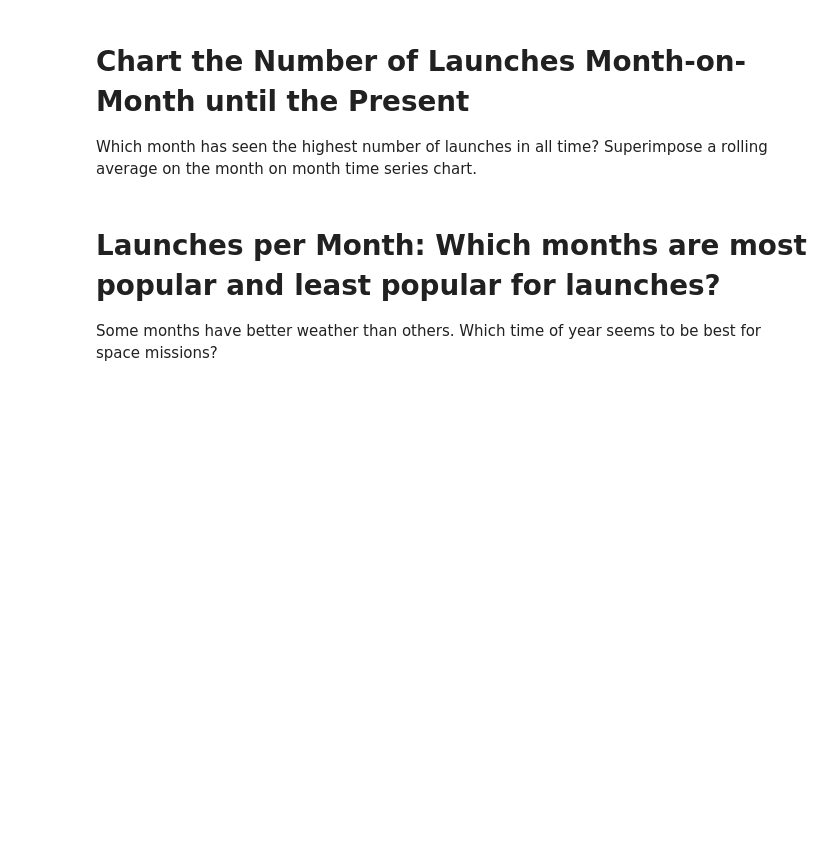
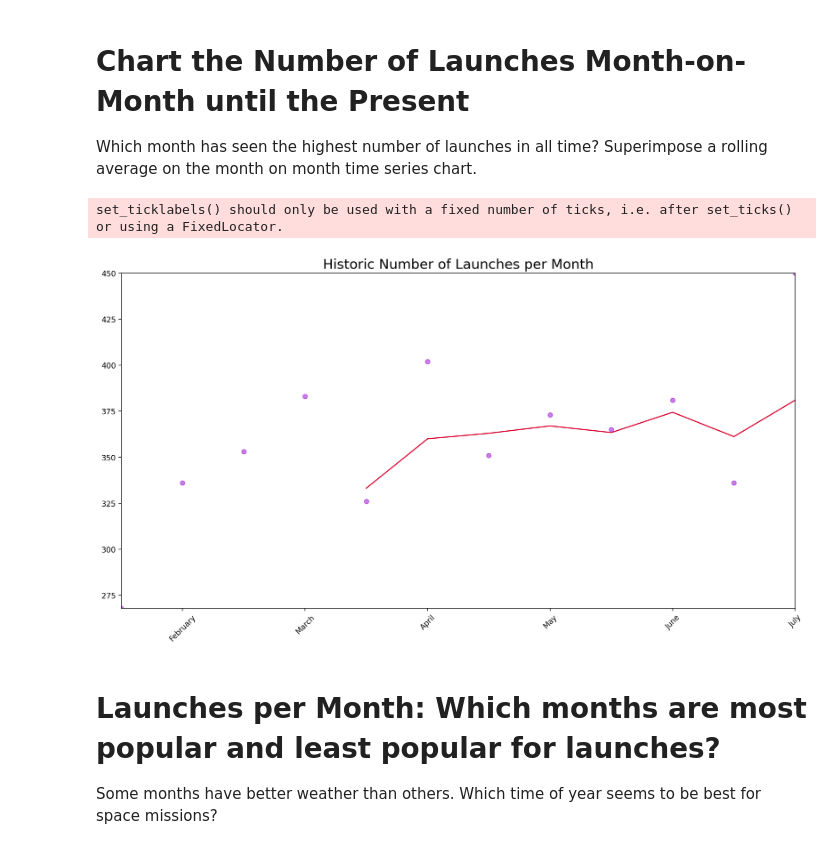
Before and after one commit to cruzcyn/Space-Mission-Analysis, a Jupyter notebook: Space_Missions_Analysis_(start).ipynb, the cells around one changed output. Drawn from its saved outputs; the diff is of its cells as text; code cells hidden in the pictures; blank space fills up the shorter version.

```diff
--- a/Space_Missions_Analysis_(start).ipynb
+++ b/Space_Missions_Analysis_(start).ipynb
@@ -549,6 +550,40 @@ plt.show()
 # Chart the Number of Launches Month-on-Month until the Present
 
 Which month has seen the highest number of launches in all time? Superimpose a rolling average on the month on month time series chart.
+# %%
+df_data["Month"] = df_data["Date"].dt.month
+
+launches_per_month = df_data.groupby("Month").count().Mission_Status
+rolled_launches = launches_per_month.rolling(window=5).mean()
+# %%
+labels = ["January", "February", "March", "April", "May", "June", "July", "August", "September",
+          "October", "November", "December"]
+
+plt.figure(figsize=(16, 8), dpi=200)
+plt.title("Historic Number of Launches per Month", fontsize=18)
+
+plt.xticks(rotation=45)
+
+ax = plt.gca()
+
+ax.set_xlim(launches_per_month.index.min(), launches_per_month.index.max())
+ax.set_ylim(launches_per_month.values.min(), launches_per_month.values.max())
+
+ax.scatter(x=launches_per_month.index,
+           y=launches_per_month.values,
+           c="darkviolet",
+           alpha=0.5)
+
+ax.plot(launches_per_month.index,
+        rolled_launches.values,
+        c="crimson")
+
+ax.set_xticklabels(labels)
+
+plt.show()
+# %% [output]
+set_ticklabels() should only be used with a fixed number of ticks, i.e. after set_ticks() or using a FixedLocator.
+[figure, added]
 # %% [markdown]
 # Launches per Month: Which months are most popular and least popular for launches?
 
```
Also changed, not shown: parts of 1 cell of this notebook.
